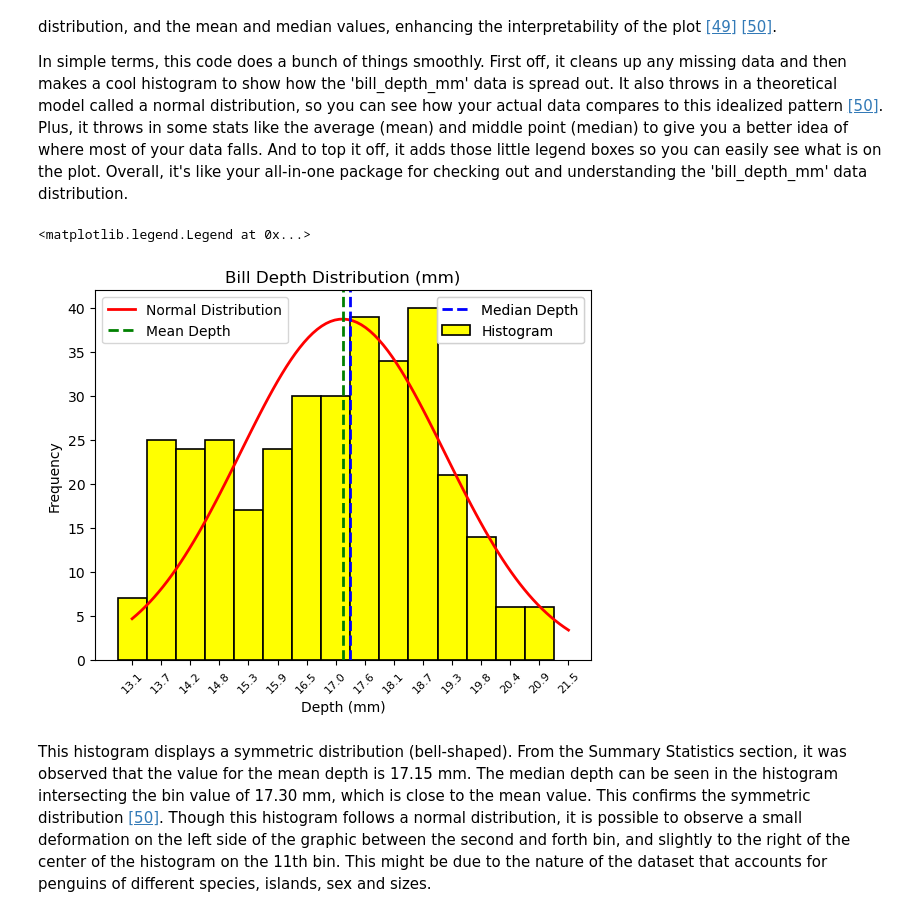
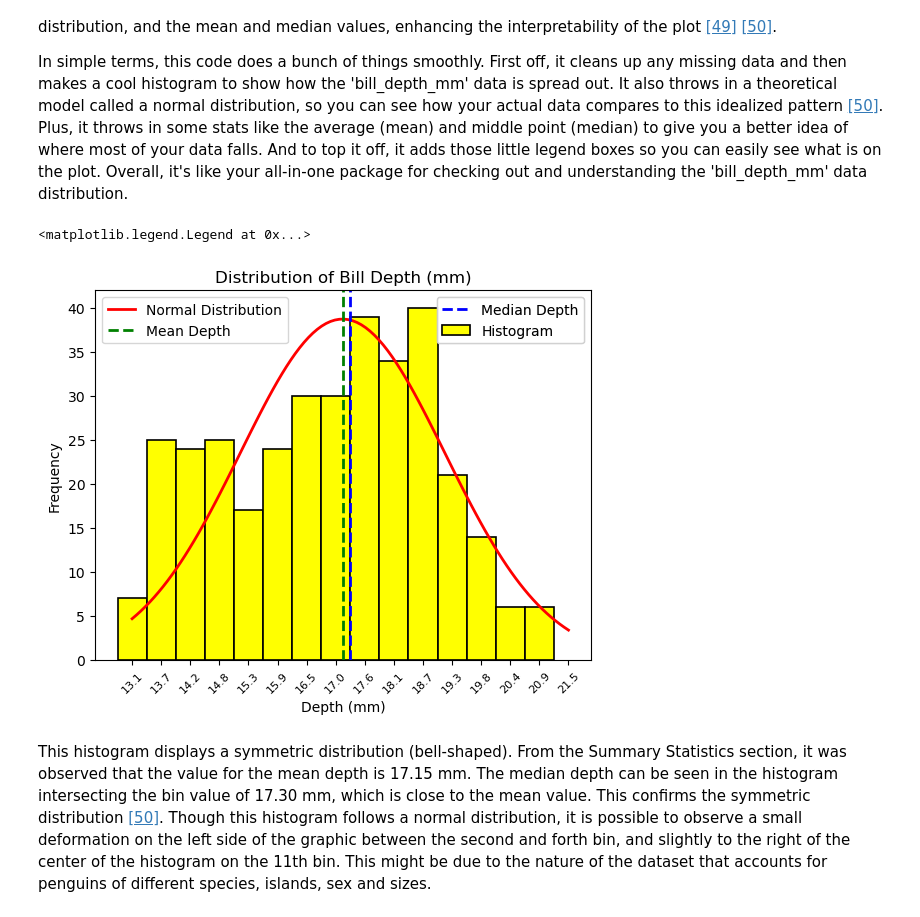
Before and after one commit to filipekojak88/myprojectPDA, a Jupyter notebook: penguins.ipynb, the cells around one changed output. Drawn from its saved outputs; the diff is of its cells as text; code cells hidden in the pictures.

```diff
--- a/penguins.ipynb
+++ b/penguins.ipynb
@@ -273,7 +284,7 @@ counts, bin_edges = np.histogram(data, bins=num_bins)
 plt.bar(bin_edges[:-1], counts, width=np.diff(bin_edges), color='yellow', edgecolor='black', linewidth=1.2, label='Histogram')
 
 # Add title and labels
-plt.title("Bill Depth Distribution (mm)")
+plt.title("Distribution of Bill Depth (mm)")
 plt.xlabel("Depth (mm)")
 plt.ylabel("Frequency")
 
@@ -288,34 +299,34 @@ mu, std = norm.fit(data)  # Estimate mean (mu) and standard deviation (std) of t
 
 # Generate x values for the normal distribution curve
 x = np.linspace(min(data), max(data), 100)
 pdf = norm.pdf(x, mu, std)  # Calculate the probability density function (PDF) for the normal distribution
 
 # Plot the normal distribution curve (bell-shaped line)
 plt.plot(x, pdf * len(data) * np.diff(bin_edges)[0], 'r-', linewidth=2, label='Normal Distribution')
 
 # Calculate the mean and median of the data
 mean_depth = np.mean(data)
 median_depth = np.median(data)
 
 # Add vertical lines at the mean and median values
 plt.axvline(mean_depth, color='green', linestyle='dashed', linewidth=2, label='Mean Depth')
 plt.axvline(median_depth, color='blue', linestyle='dashed', linewidth=2, label='Median Depth')
 
 # Create legend handles and labels for different groups of legends
 handles, labels = plt.gca().get_legend_handles_labels()
 
 # Create legend for left side (Histogram and Normal Distribution)
 left_legend = plt.legend(handles[:2], labels[:2], loc='upper left')
 
 # Create legend for right side (Mean Depth and Median Depth)
 right_legend = plt.legend(handles[2:], labels[2:], loc='upper right')
 
 # Add both legends to the plot
 plt.gca().add_artist(left_legend)
 plt.gca().add_artist(right_legend)
 # %% [output]
 <matplotlib.legend.Legend at 0x...>
-[figure, old version]
+[figure, new version]
 # %% [markdown]
 This histogram displays a symmetric distribution (bell-shaped). From the Summary Statistics section, it was observed that the value for the mean depth is 17.15 mm. The median depth can be seen in the histogram intersecting the bin value of 17.30 mm, which is close to the mean value. This confirms the symmetric distribution [[50]](#50).
 Though this histogram follows a normal distribution, it is possible to observe a small deformation on the left side of the graphic between the second and forth bin, and slightly to the right of the center of the histogram on the 11th bin. This might be due to the nature of the dataset that accounts for penguins of different species, islands, sex and sizes.
```
Also changed, not shown: parts of 8 cells of this notebook.
